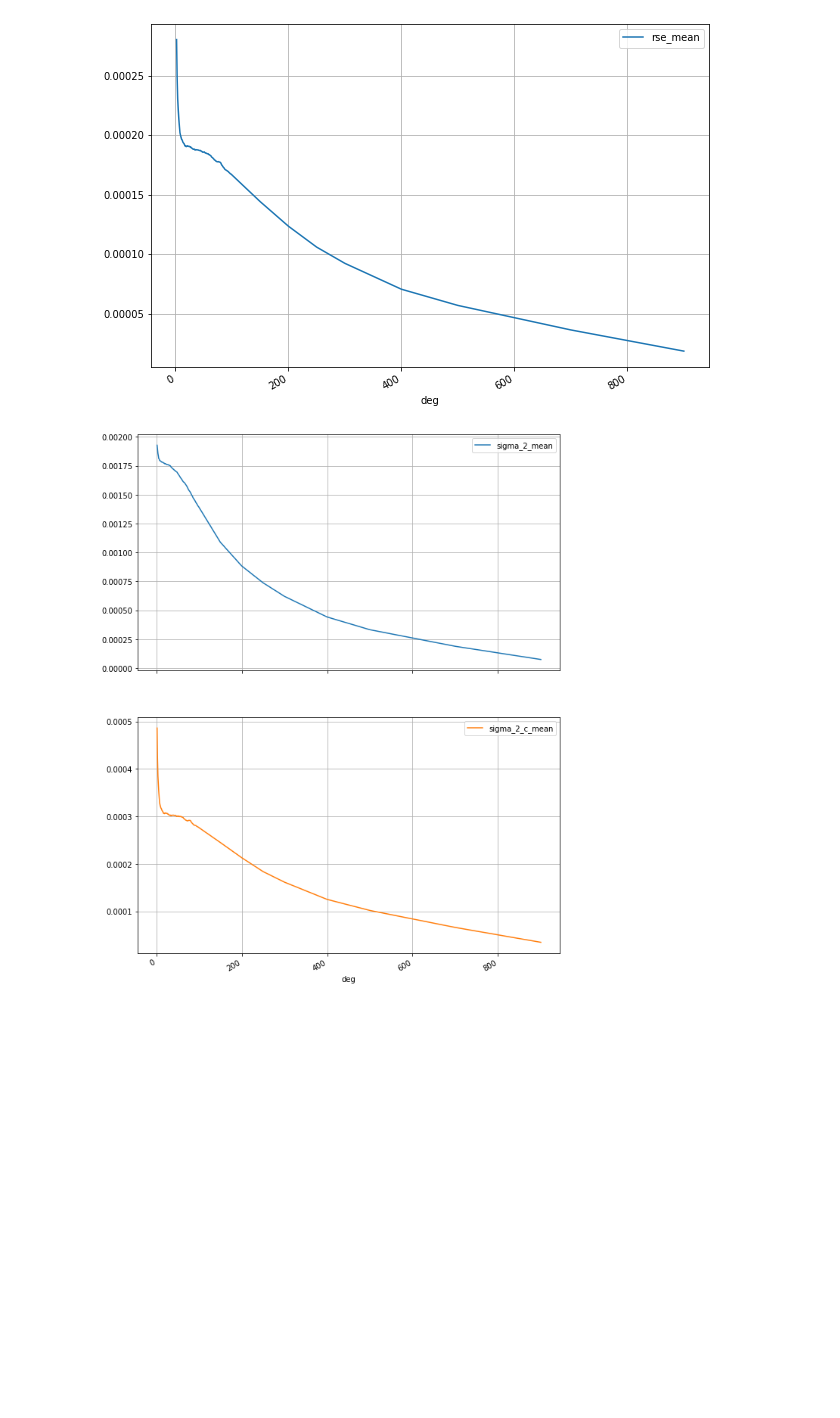
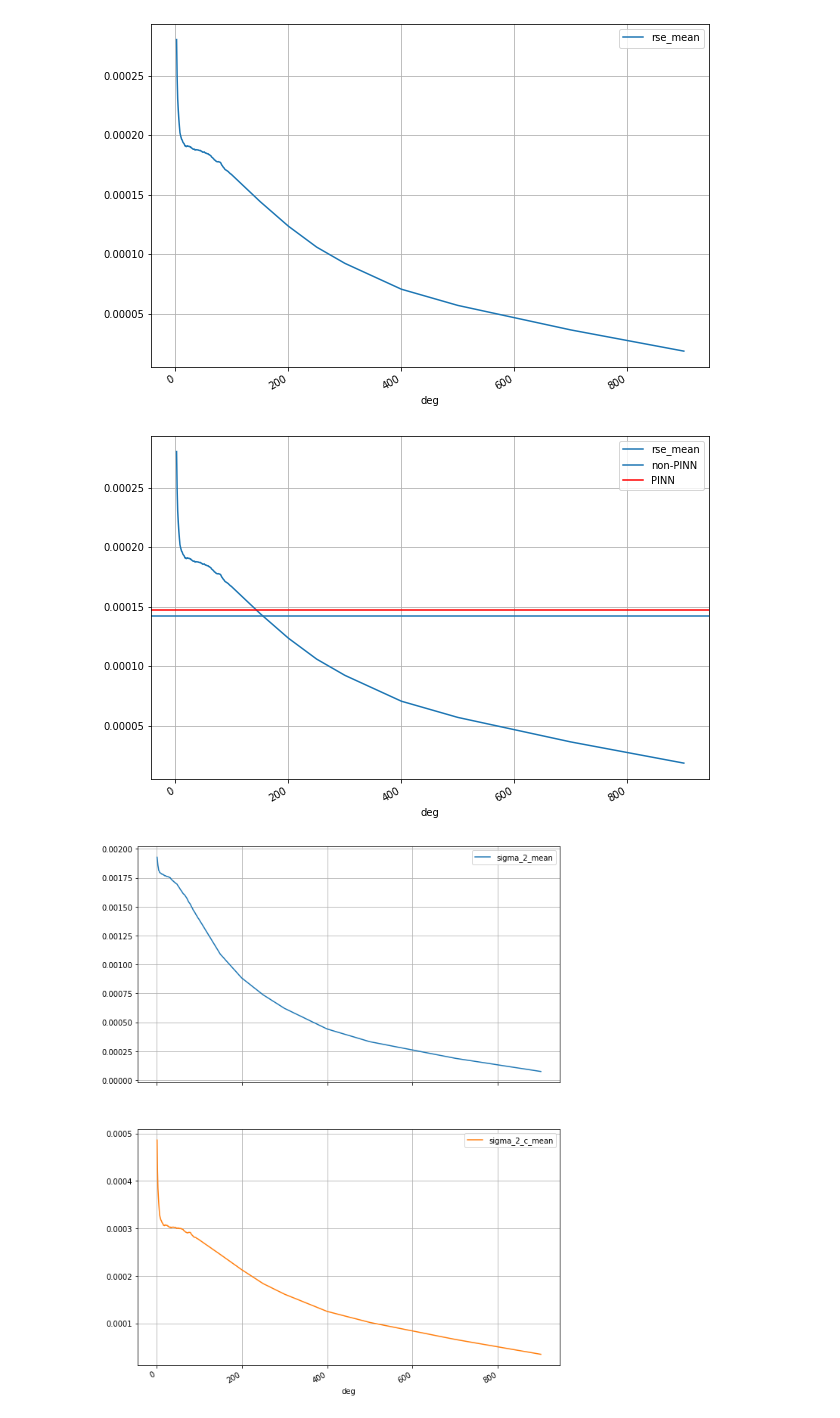
Before and after one commit to MartinAstro/GravNN, a Jupyter notebook: Scripts/Notebooks/baseline_pacific.ipynb, the cells around one changed output. Saved outputs shown, nothing was run; the diff lists cells and outputs as text; code cells hidden in the pictures; blank space fills up the shorter version.

```diff
--- a/Scripts/Notebooks/baseline_pacific.ipynb
+++ b/Scripts/Notebooks/baseline_pacific.ipynb
@@ -26,6 +26,20 @@ axes = df.plot(x=None, y=['rse_mean'],  subplots=True, layout=(1,1), figsize=(5*
 plt.savefig("C:\\Users\\John\\Documents\\Research\\ML_Gravity\\Plots\\Pacific\\rse_map.pdf")
 # %% [output]
 [figure]
+# %%
+scale = 2
+axes = df.plot(x=None, y=['rse_mean'],  subplots=True, layout=(1,1), figsize=(5*scale, 3.5*scale), grid=True)
+
+data = nn_df.loc['Mon Nov  2 02:33:21 2020']
+axes[0][0].axhline(y=data['rse_mean'], label='non-PINN')
+
+data = nn_df.loc['Mon Nov  2 03:57:02 2020']
+axes[0][0].axhline(y=data['rse_mean'], label='PINN', c='r')
+
+plt.legend()
+plt.savefig("C:\\Users\\John\\Documents\\Research\\ML_Gravity\\Plots\\Pacific\\rse_map_nn.pdf")
+# %% [output]
+[figure, added]
 # %%
 scale = 2
 axes = df.plot(x=None, y=['sigma_2_mean', 'sigma_2_c_mean'],  subplots=True, layout=(2,1), figsize=(5*scale, 7*scale), grid=True)
```
Also changed, not shown: parts of 8 cells of this notebook, 8 other files.
